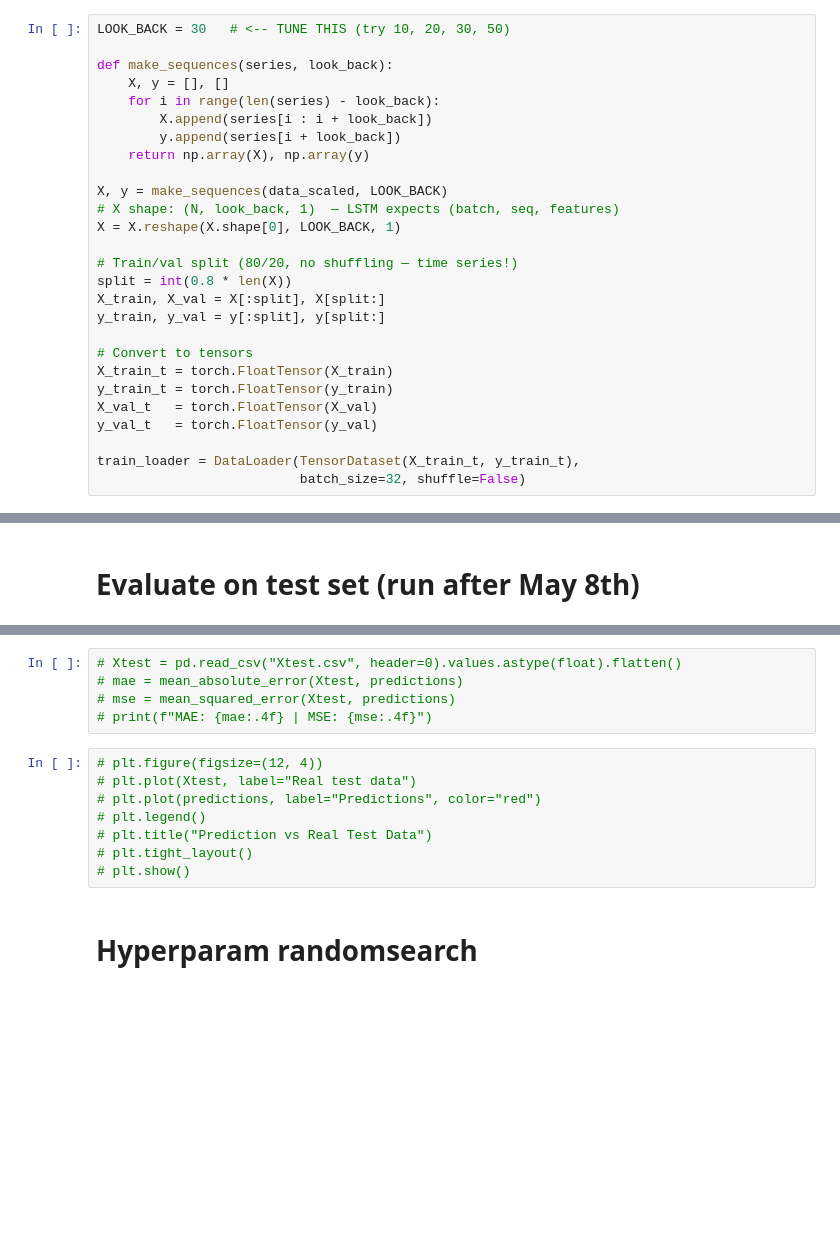
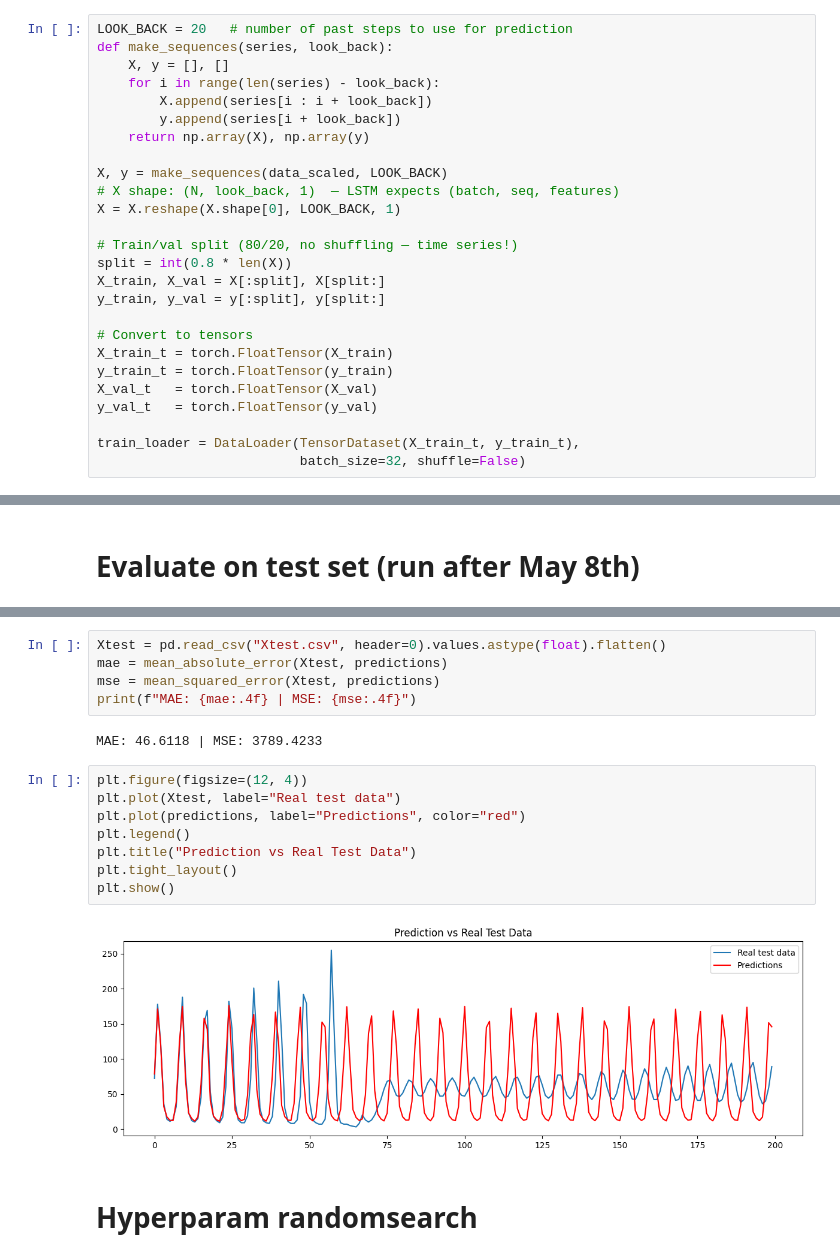
Before and after one commit to Mashu02/DeepLearning_Assignment1, a Jupyter notebook: test3.ipynb, the cells around one changed output, grey strips where cells are left out. Cells and saved outputs as stored; diff of their text form; blank space fills up the shorter version.

```diff
--- a/test3.ipynb
+++ b/test3.ipynb
@@ -17,8 +17,7 @@ data_scaled = scaler.fit_transform(data)          # keep scaler to invert later
 # %% [markdown]
 # Window
 # %%
-LOOK_BACK = 30   # <-- TUNE THIS (try 10, 20, 30, 50)
-
+LOOK_BACK = 20   # number of past steps to use for prediction
 def make_sequences(series, look_back):
     X, y = [], []
     for i in range(len(series) - look_back):
@@ -181,16 +205,20 @@ plt.show()
 # %%
-# Xtest = pd.read_csv("Xtest.csv", header=0).values.astype(float).flatten()
-# mae = mean_absolute_error(Xtest, predictions)
-# mse = mean_squared_error(Xtest, predictions)
-# print(f"MAE: {mae:.4f} | MSE: {mse:.4f}")
+Xtest = pd.read_csv("Xtest.csv", header=0).values.astype(float).flatten()
+mae = mean_absolute_error(Xtest, predictions)
+mse = mean_squared_error(Xtest, predictions)
+print(f"MAE: {mae:.4f} | MSE: {mse:.4f}")
+# %% [output]
+MAE: 46.6118 | MSE: 3789.4233
 # %%
-# plt.figure(figsize=(12, 4))
-# plt.plot(Xtest, label="Real test data")
-# plt.plot(predictions, label="Predictions", color="red")
-# plt.legend()
-# plt.title("Prediction vs Real Test Data")
-# plt.tight_layout()
-# plt.show()
+plt.figure(figsize=(12, 4))
+plt.plot(Xtest, label="Real test data")
+plt.plot(predictions, label="Predictions", color="red")
+plt.legend()
+plt.title("Prediction vs Real Test Data")
+plt.tight_layout()
+plt.show()
+# %% [output]
+[figure, added]
 # %% [markdown]
 # Hyperparam randomsearch
 # %%
```
Also changed, not shown: parts of 17 cells of this notebook, 4 other files.
